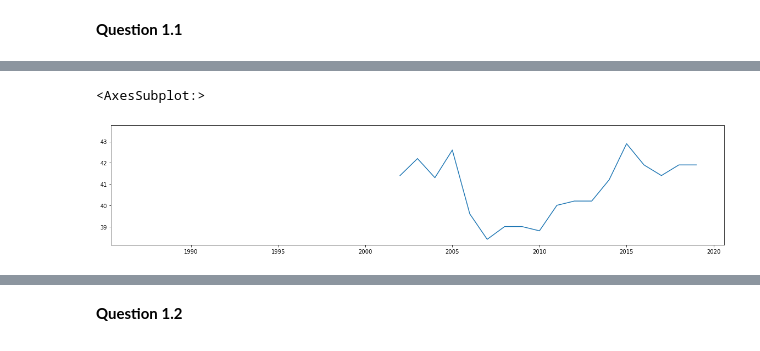
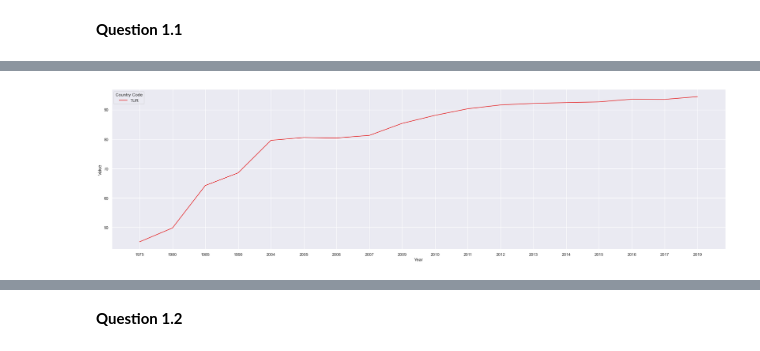
Before and after one commit to emirsglm/MAT388E-Data-Science-HW, a Jupyter notebook: HW1.ipynb, the cells around one changed output, grey strips where cells are left out. Cells and saved outputs as stored; diff of their text form; code cells hidden in the pictures.

```diff
--- a/HW1.ipynb
+++ b/HW1.ipynb
@@ -45,6 +50,12 @@ def zipped_csv(x):
 
         data = pd.read_csv(zdata,skiprows=3)
 
+        data = data.melt(id_vars=["Country Name", "Country Code", 'Indicator Name', 'Indicator Code', 'Unnamed: 66'],
+                                var_name="Year",
+                                value_name="Value")
+
+        data.dropna(subset = ['Value'], inplace=True)
+
 
     return data
 # %%
@@ -74,6 +97,13 @@ mortalityTR = mortality.loc[mortality["Country Code"]=="TUR"]
-# %%
-giniTR = gini.loc[gini["Country Code"]=="TUR"]
-(giniTR.iloc[0,4:]).plot(figsize=(20,4))
-# %% [output]
-<AxesSubplot:>
-[figure, removed]
+# %%
+def custom_plot(data,code):
+
+    out = data.loc[data["Country Code"].isin(code)]
+
+    sns.set(rc={'figure.figsize':(30,8)})
+
+    sns.lineplot(x=out['Year'], y=out['Value'], ci=None, hue = out['Country Code'],palette="Set1")
+# %%
+
+custom_plot(literacy, ["TUR"])
+# %% [output]
+[figure, added]
```
Also changed, not shown: parts of 25 cells of this notebook.
